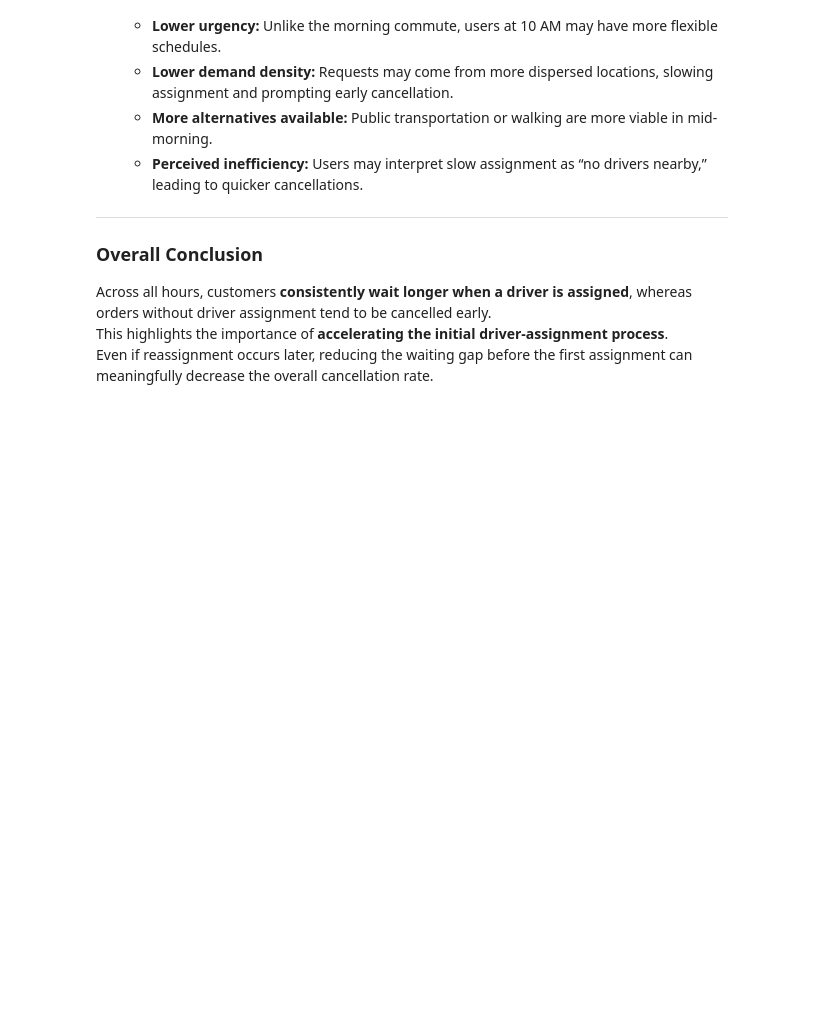
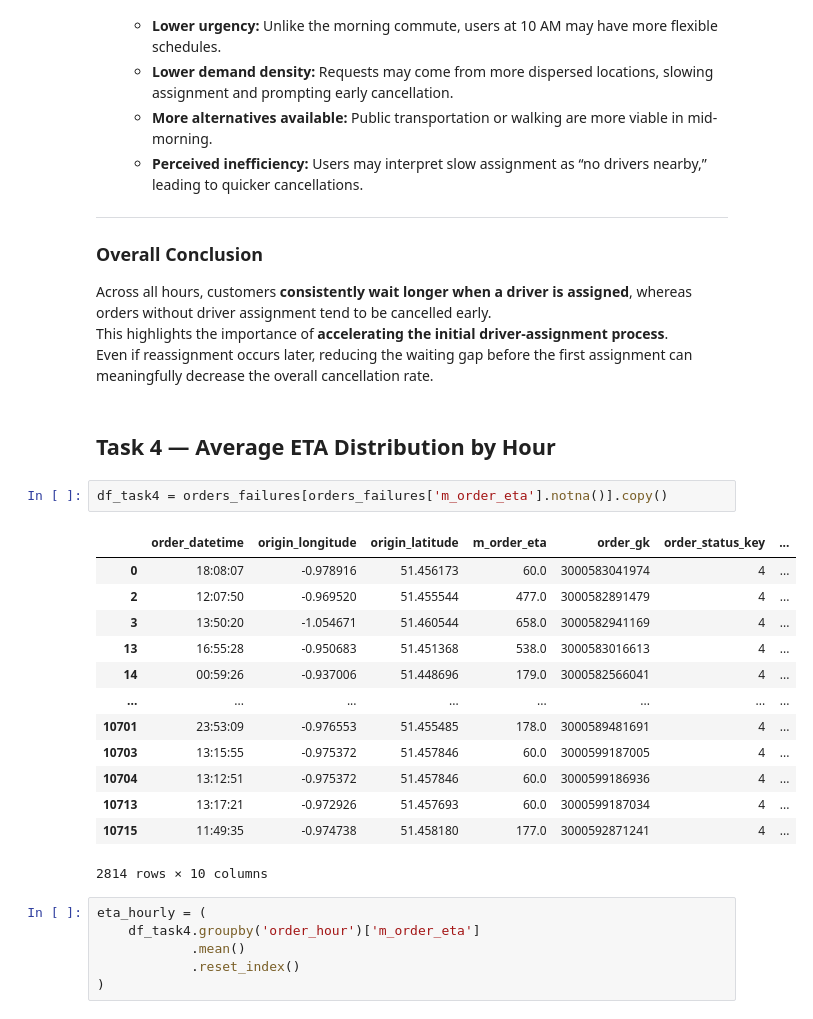
Before and after one commit to rsm-chl307/Insights-from-Failed-Orders, a Jupyter notebook: code/insights_from_failed_orders_jf.ipynb, the cells around one changed output. Drawn from its saved outputs; the diff is of its cells as text; blank space fills up the shorter version.

```diff
--- a/code/insights_from_failed_orders_jf.ipynb
+++ b/code/insights_from_failed_orders_jf.ipynb
@@ -439,3 +439,27 @@ We observe several notable patterns from the cancellation-time behavior:
 Across all hours, customers **consistently wait longer when a driver is assigned**, whereas orders without driver assignment tend to be cancelled early.
 This highlights the importance of **accelerating the initial driver-assignment process**.
 Even if reassignment occurs later, reducing the waiting gap before the first assignment can meaningfully decrease the overall cancellation rate.
+# %% [markdown]
+## Task 4 — Average ETA Distribution by Hour
+# %%
+df_task4 = orders_failures[orders_failures['m_order_eta'].notna()].copy()
+# %% [output]
+|  | order_datetime | origin_longitude | origin_latitude | m_order_eta | order_gk | order_status_key | ... |
+| 0 | 18:08:07 | -0.978916 | 51.456173 | 60.0 | 3000583041974 | 4 | ... |
+| 2 | 12:07:50 | -0.969520 | 51.455544 | 477.0 | 3000582891479 | 4 | ... |
+| 3 | 13:50:20 | -1.054671 | 51.460544 | 658.0 | 3000582941169 | 4 | ... |
+| 13 | 16:55:28 | -0.950683 | 51.451368 | 538.0 | 3000583016613 | 4 | ... |
+| 14 | 00:59:26 | -0.937006 | 51.448696 | 179.0 | 3000582566041 | 4 | ... |
+| ... | ... | ... | ... | ... | ... | ... | ... |
+| 10701 | 23:53:09 | -0.976553 | 51.455485 | 178.0 | 3000589481691 | 4 | ... |
+| 10703 | 13:15:55 | -0.975372 | 51.457846 | 60.0 | 3000599187005 | 4 | ... |
+| 10704 | 13:12:51 | -0.975372 | 51.457846 | 60.0 | 3000599186936 | 4 | ... |
+| 10713 | 13:17:21 | -0.972926 | 51.457693 | 60.0 | 3000599187034 | 4 | ... |
+| 10715 | 11:49:35 | -0.974738 | 51.458180 | 177.0 | 3000592871241 | 4 | ... |
+2814 rows × 10 columns
+# %%
+eta_hourly = (
+    df_task4.groupby('order_hour')['m_order_eta']
+            .mean()
+            .reset_index()
+)
```
Also changed, not shown: parts of 4 cells of this notebook.
